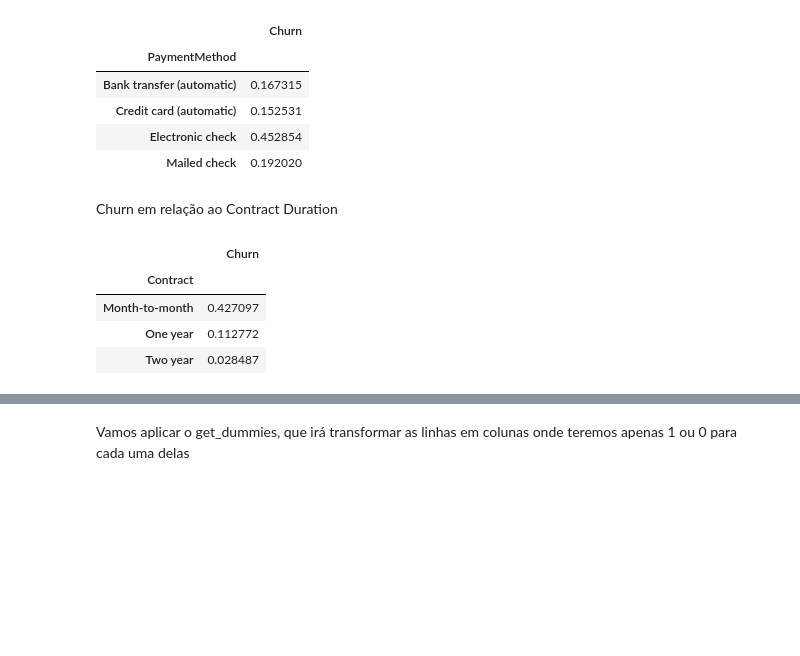
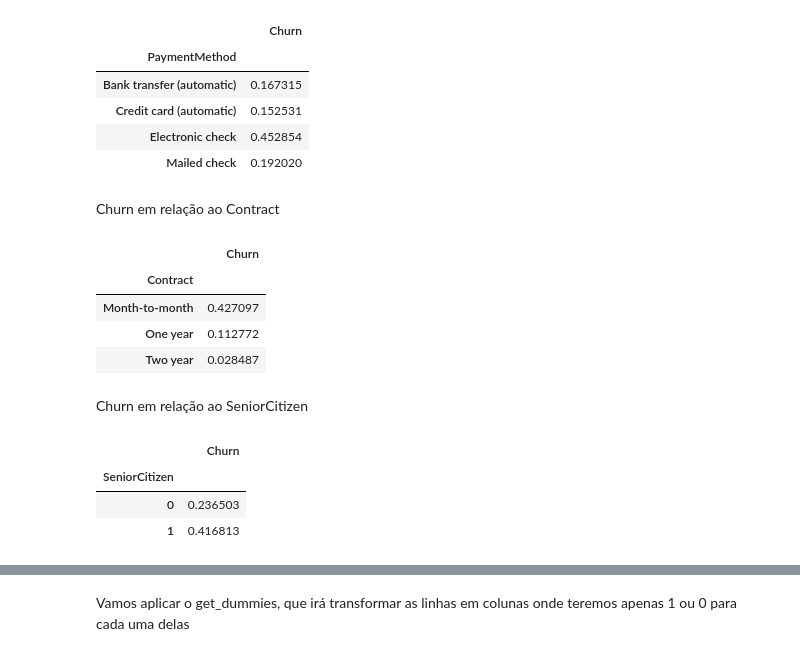
Before and after one commit to k3ybladewielder/DataScience-and-Machine-Learning, a Jupyter notebook: Previsao_de_Churn/Predição_de_Churn.ipynb, the cells around one changed output, grey strips where cells are left out. Cells and saved outputs as stored; diff of their text form; code cells hidden in the pictures; blank space fills up the shorter version.

```diff
--- a/Previsao_de_Churn/Predição_de_Churn.ipynb
+++ b/Previsao_de_Churn/Predição_de_Churn.ipynb
@@ -237,7 +239,7 @@ ds[['PaymentMethod', 'Churn']].groupby(['PaymentMethod']).mean()
 | Electronic check | 0.452854 |
 | Mailed check | 0.192020 |
 # %% [markdown]
-Churn em relação ao Contract Duration
+Churn em relação ao Contract
 # %%
 ds[['Contract', 'Churn']].groupby(['Contract']).mean()
 # %% [output]
@@ -246,3 +248,12 @@ ds[['Contract', 'Churn']].groupby(['Contract']).mean()
 | Month-to-month | 0.427097 |
 | One year | 0.112772 |
 | Two year | 0.028487 |
+# %% [markdown]
+Churn em relação ao SeniorCitizen
+# %%
+ds[['SeniorCitizen', 'Churn']].groupby(['SeniorCitizen']).mean()
+# %% [output]
+|  | Churn |
+| SeniorCitizen |  |
+| 0 | 0.236503 |
+| 1 | 0.416813 |
```
Also changed, not shown: parts of 11 cells of this notebook.
